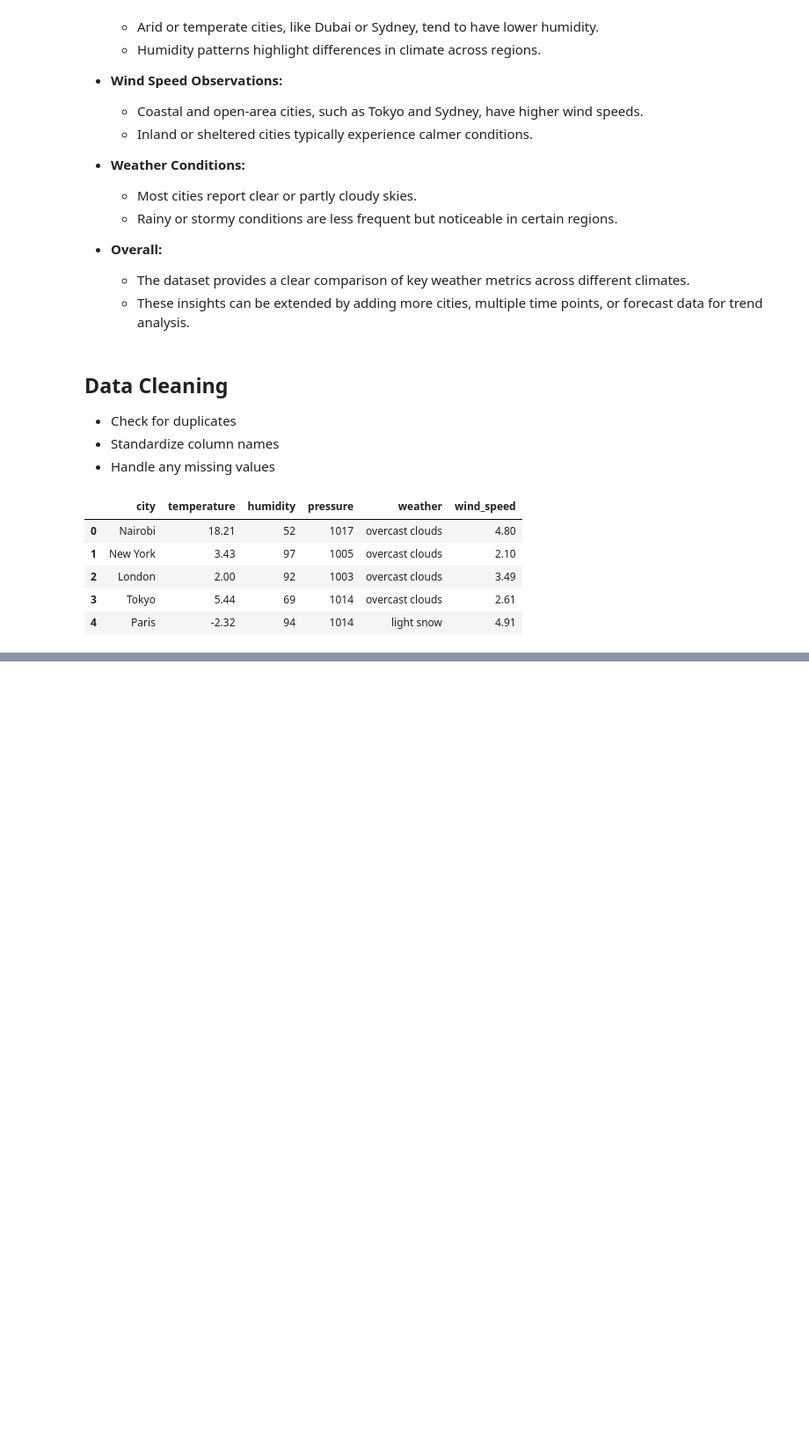
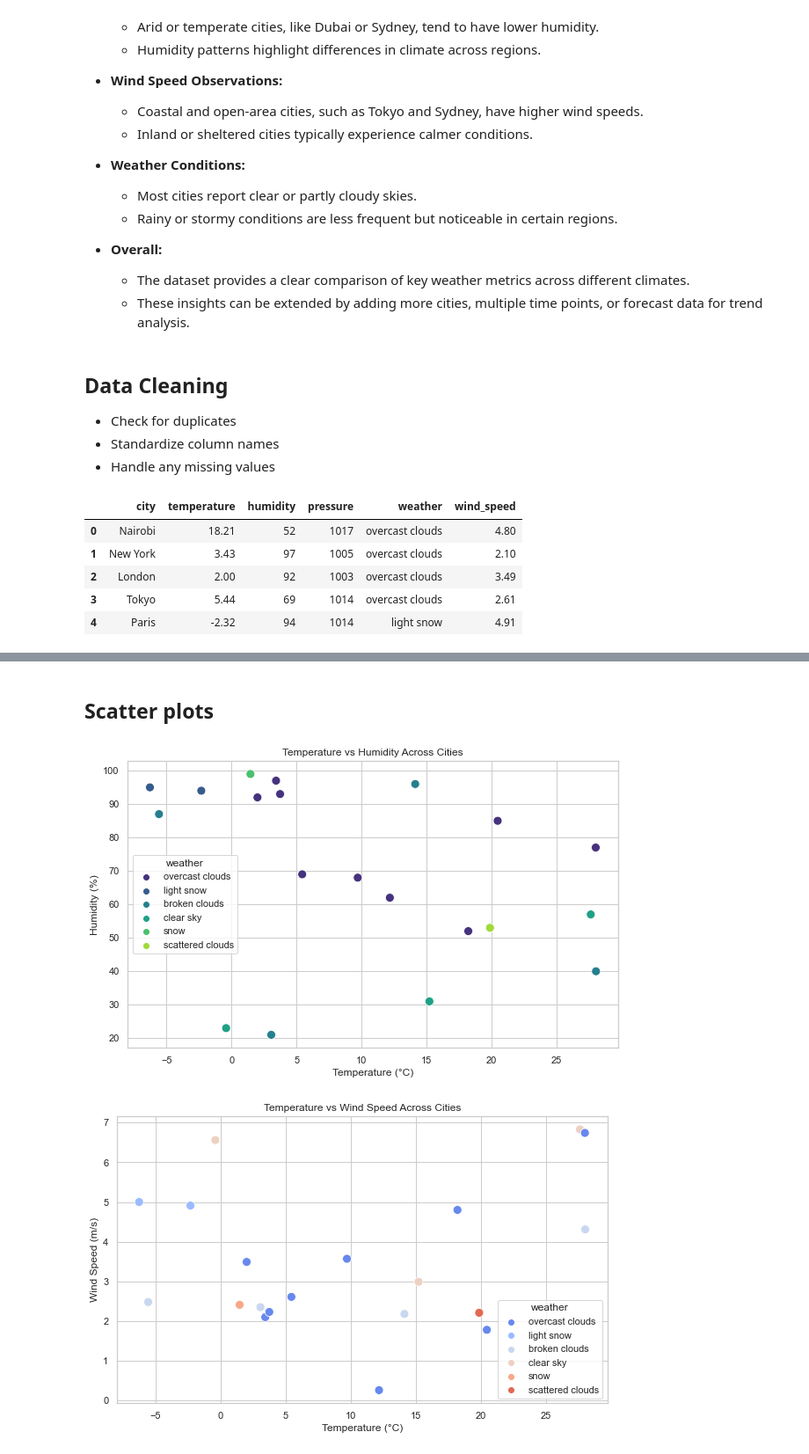
Before and after one commit to HellenDianaNjeri/API-DATA-ANALYSIS, a Jupyter notebook: Notebooks/api_data_analysis.ipynb, the cells around one changed output, grey strips where cells are left out. Shown at 88% size. Cells and saved outputs as stored; diff of their text form; code cells hidden in the pictures; blank space fills up the shorter version.

```diff
--- a/Notebooks/api_data_analysis.ipynb
+++ b/Notebooks/api_data_analysis.ipynb
@@ -267,0 +326,19 @@ df.head()
+# %% [markdown]
+## Scatter plots
+# %%
+plt.figure(figsize=(10,6))
+sns.scatterplot(x='temperature', y='humidity', data=df, hue='weather', palette='viridis', s=100)
+plt.title("Temperature vs Humidity Across Cities")
+plt.xlabel("Temperature (°C)")
+plt.ylabel("Humidity (%)")
+plt.show()
+
+plt.figure(figsize=(10,6))
+sns.scatterplot(x='temperature', y='wind_speed', data=df, hue='weather', palette='coolwarm', s=100)
+plt.title("Temperature vs Wind Speed Across Cities")
+plt.xlabel("Temperature (°C)")
+plt.ylabel("Wind Speed (m/s)")
+plt.show()
+# %% [output]
+[figure, added]
+[figure, added]
```
Also changed, not shown: parts of 9 cells of this notebook.
